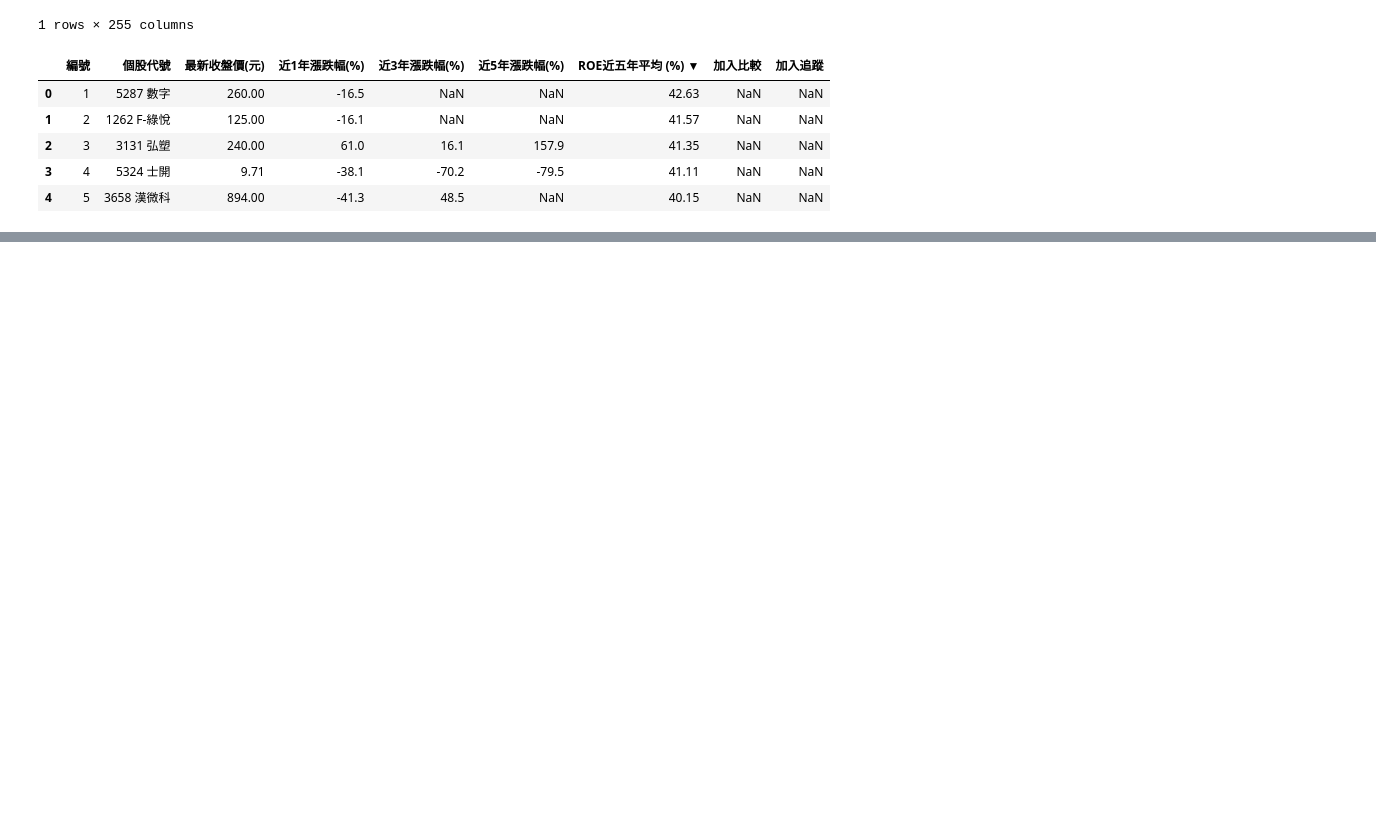
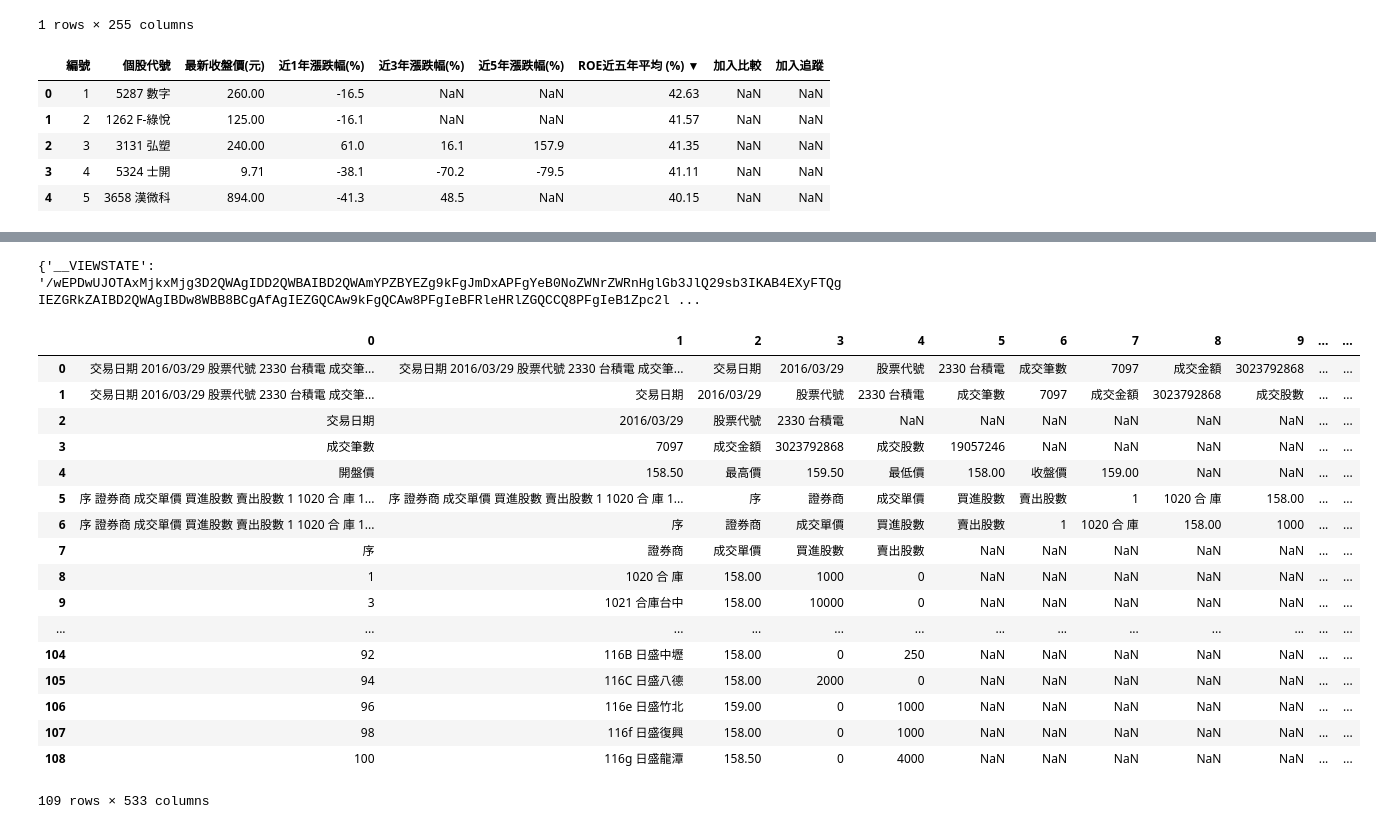
Before and after one commit to ywchiu/pyfinance, a Jupyter notebook: 20160329Demo.ipynb, the cells around one changed output, grey strips where cells are left out. Drawn from its saved outputs; the diff is of its cells as text; code cells hidden in the pictures; blank space fills up the shorter version.

```diff
--- a/20160329Demo.ipynb
+++ b/20160329Demo.ipynb
@@ -858,0 +927,45 @@ dfs[1].head()
+# %%
+import requests
+from bs4 import BeautifulSoup as bs
+rs = requests.session()
+res = rs.get('http://bsr.twse.com.tw/bshtm/bsMenu.aspx')
+payload = {
+'RadioButton_Normal':'RadioButton_Normal',
+'TextBox_Stkno':'2330',
+'btnOK':'查詢'
+}
+#'CaptchaControl1':'6ZVYJ'
+soup = bs(res.text)
+for ele in soup.select('input[type==hidden]'):
+    payload[ele['name']] = ele['value']
+print payload
+
+res = rs.post('http://bsr.twse.com.tw/bshtm/bsMenu.aspx', data = payload)
+# %% [output]
+{'__VIEWSTATE': '/wEPDwUJOTAxMjkxMjg3D2QWAgIDD2QWBAIBD2QWAmYPZBYEZg9kFgJmDxAPFgYeB0NoZWNrZWRnHglGb3JlQ29sb3IKAB4EXyFTQgIEZGRkZAIBD2QWAgIBDw8WBB8BCgAfAgIEZGQCAw9kFgQCAw8PFgIeBFRleHRlZGQCCQ8PFgIeB1Zpc2l ...
+# %%
+res2 = rs.get('http://bsr.twse.com.tw/bshtm/bsContent.aspx?v=t')
+#print res2.text
+# %%
+df = pd.read_html(res2.text)
+# %%
+df[0]
+# %% [output]
+|  | 0 | 1 | 2 | 3 | 4 | 5 | 6 | 7 | 8 | 9 | ... | ... |
+| 0 | 交易日期 2016/03/29 股票代號 2330 台積電 成交筆... | 交易日期 2016/03/29 股票代號 2330 台積電 成交筆... | 交易日期 | 2016/03/29 | 股票代號 | 2330 台積電 | 成交筆數 | 7097 | 成交金額 | 3023792868 | ... | ... |
+| 1 | 交易日期 2016/03/29 股票代號 2330 台積電 成交筆... | 交易日期 | 2016/03/29 | 股票代號 | 2330 台積電 | 成交筆數 | 7097 | 成交金額 | 3023792868 | 成交股數 | ... | ... |
+| 2 | 交易日期 | 2016/03/29 | 股票代號 | 2330 台積電 | NaN | NaN | NaN | NaN | NaN | NaN | ... | ... |
+| 3 | 成交筆數 | 7097 | 成交金額 | 3023792868 | 成交股數 | 19057246 | NaN | NaN | NaN | NaN | ... | ... |
+| 4 | 開盤價 | 158.50 | 最高價 | 159.50 | 最低價 | 158.00 | 收盤價 | 159.00 | NaN | NaN | ... | ... |
+| 5 | 序 證券商 成交單價 買進股數 賣出股數 1 1020 合 庫 1... | 序 證券商 成交單價 買進股數 賣出股數 1 1020 合 庫 1... | 序 | 證券商 | 成交單價 | 買進股數 | 賣出股數 | 1 | 1020 合 庫 | 158.00 | ... | ... |
+| 6 | 序 證券商 成交單價 買進股數 賣出股數 1 1020 合 庫 1... | 序 | 證券商 | 成交單價 | 買進股數 | 賣出股數 | 1 | 1020 合 庫 | 158.00 | 1000 | ... | ... |
+| 7 | 序 | 證券商 | 成交單價 | 買進股數 | 賣出股數 | NaN | NaN | NaN | NaN | NaN | ... | ... |
+| 8 | 1 | 1020 合 庫 | 158.00 | 1000 | 0 | NaN | NaN | NaN | NaN | NaN | ... | ... |
+| 9 | 3 | 1021 合庫台中 | 158.00 | 10000 | 0 | NaN | NaN | NaN | NaN | NaN | ... | ... |
+| ... | ... | ... | ... | ... | ... | ... | ... | ... | ... | ... | ... | ... |
+| 104 | 92 | 116B 日盛中壢 | 158.00 | 0 | 250 | NaN | NaN | NaN | NaN | NaN | ... | ... |
+| 105 | 94 | 116C 日盛八德 | 158.00 | 2000 | 0 | NaN | NaN | NaN | NaN | NaN | ... | ... |
+| 106 | 96 | 116e 日盛竹北 | 159.00 | 0 | 1000 | NaN | NaN | NaN | NaN | NaN | ... | ... |
+| 107 | 98 | 116f 日盛復興 | 158.00 | 0 | 1000 | NaN | NaN | NaN | NaN | NaN | ... | ... |
+| 108 | 100 | 116g 日盛龍潭 | 158.50 | 0 | 4000 | NaN | NaN | NaN | NaN | NaN | ... | ... |
+109 rows × 533 columns
```
Also changed, not shown: parts of 5 cells of this notebook.
